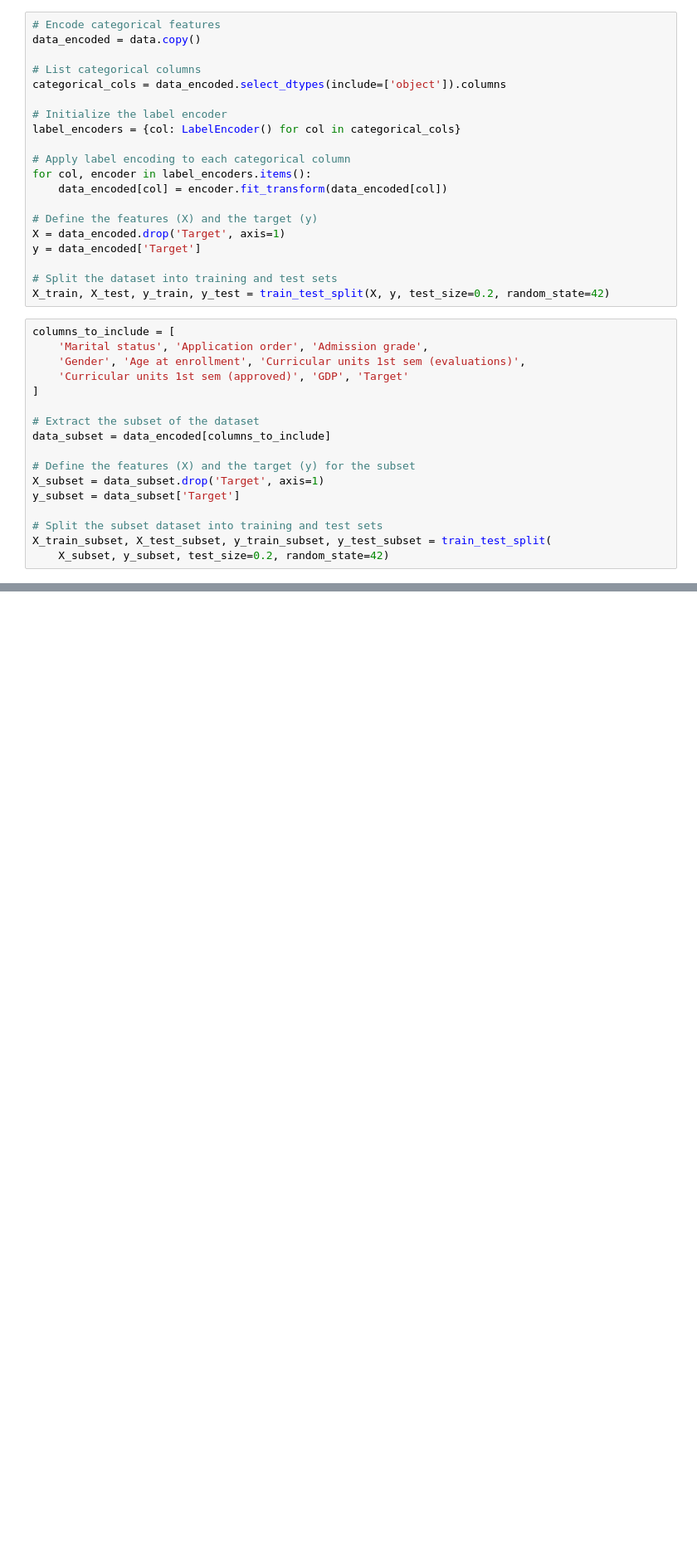
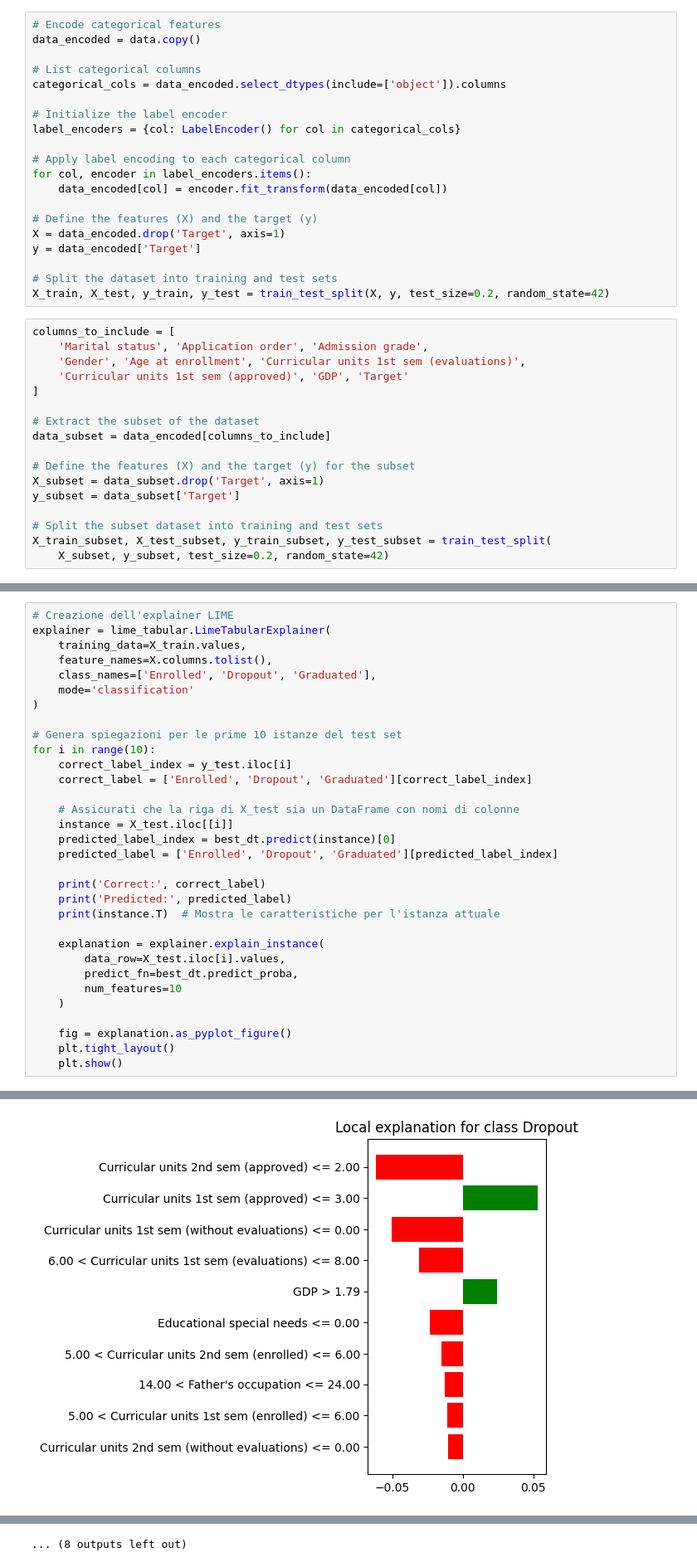
Before and after one commit to muylolito1999/Thesis, a Jupyter notebook: Python/WIP.ipynb, the cells around one changed output, grey strips where cells are left out. Shown at 83% size. Saved outputs shown, nothing was run; the diff lists cells and outputs as text; blank space fills up the shorter version.

```diff
--- a/Python/WIP.ipynb
+++ b/Python/WIP.ipynb
@@ -113,0 +114,33 @@ ValueError: Length of feature_names, 8 does not match number of features, 36
+# %%
+# Creazione dell'explainer LIME
+explainer = lime_tabular.LimeTabularExplainer(
+    training_data=X_train.values,
+    feature_names=X.columns.tolist(),
+    class_names=['Enrolled', 'Dropout', 'Graduated'],
+    mode='classification'
+)
+
+# Genera spiegazioni per le prime 10 istanze del test set
+for i in range(10):
+    correct_label_index = y_test.iloc[i]
+    correct_label = ['Enrolled', 'Dropout', 'Graduated'][correct_label_index]
+
+    # Assicurati che la riga di X_test sia un DataFrame con nomi di colonne
+    instance = X_test.iloc[[i]]
+    predicted_label_index = best_dt.predict(instance)[0]
+    predicted_label = ['Enrolled', 'Dropout', 'Graduated'][predicted_label_index]
+
+    print('Correct:', correct_label)
+    print('Predicted:', predicted_label)
+    print(instance.T)  # Mostra le caratteristiche per l'istanza attuale
+
+    explanation = explainer.explain_instance(
+        data_row=X_test.iloc[i].values,
+        predict_fn=best_dt.predict_proba,
+        num_features=10
+    )
+
+    fig = explanation.as_pyplot_figure()
+    plt.tight_layout()
+    plt.show()
+# %% [output]
@@ -113,0 +164 @@ ValueError: Length of feature_names, 8 does not match number of features, 36
+[figure, added]
@@ -113,0 +255 @@ ValueError: Length of feature_names, 8 does not match number of features, 36
+... (8 outputs left out)
```
Also changed, not shown: parts of 3 cells of this notebook, 1 other file.
